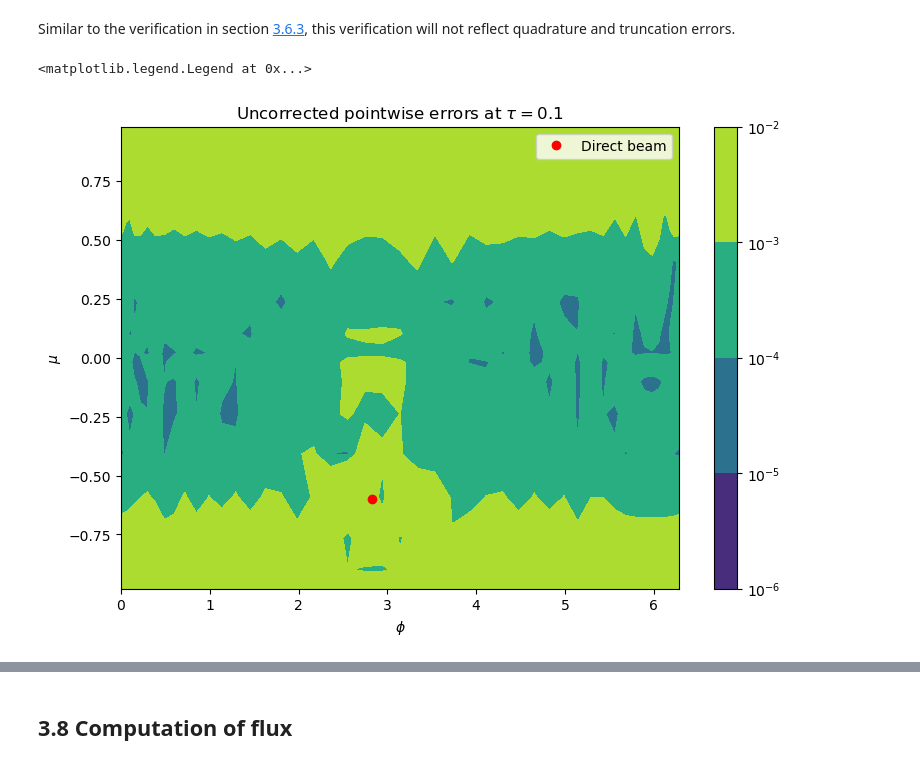
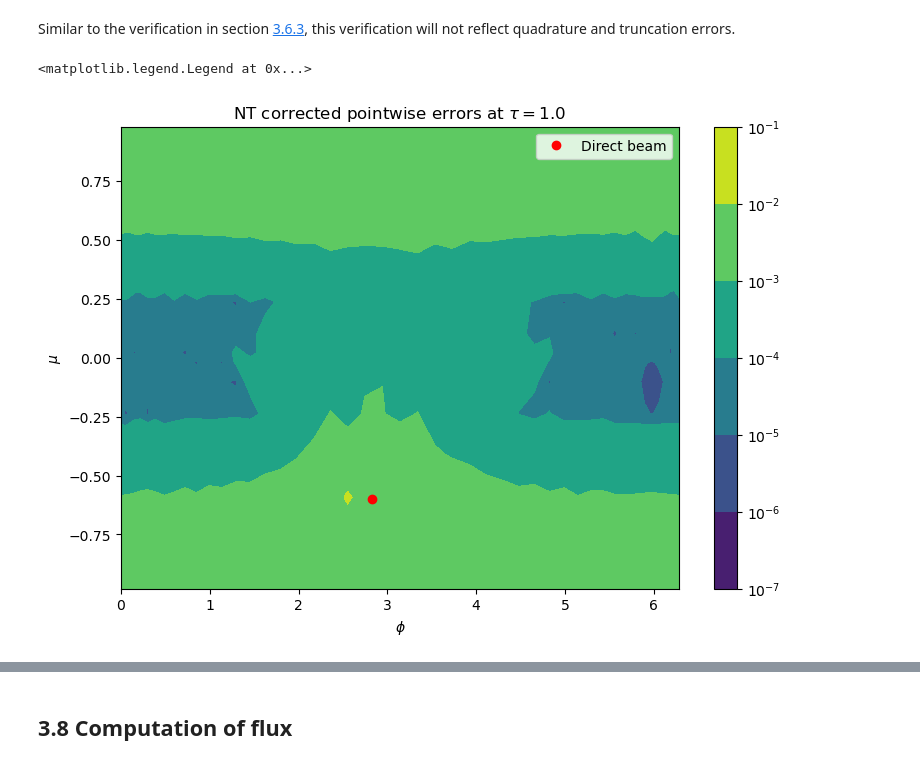
Before and after one commit to LDEO-CREW/Pythonic-DISORT, a Jupyter notebook: docs/Pythonic-DISORT.ipynb, the cells around one changed output, grey strips where cells are left out. Cells and saved outputs as stored; diff of their text form; code cells hidden in the pictures.

```diff
--- a/docs/Pythonic-DISORT.ipynb
+++ b/docs/Pythonic-DISORT.ipynb
@@ -126,7 +127,7 @@ As before, **the zeroth index corresponds to the layer at the top of the atmosph
 # %%
 #################### SUPPLIED TO PYDISORT ########################
 
-omega_arr = np.full(NLayers, 1 - 1e-4)
+omega_arr = np.full(NLayers, 1 - 1e-6)
 
 ##################################################################
 # %% [markdown]
@@ -938,25 +937,20 @@ if m < NBDRF:
 # %% [markdown]
 **Generate** $D$ **and** $X$ **(phase function terms)**
 # %%
-nonzero_coeffs_mask = weighted_asso_Leg_coeffs_l > 0
-if np.any(nonzero_coeffs_mask):
-    asso_leg_term_pos_nonzero = asso_leg_term_pos[nonzero_coeffs_mask, :]
-    asso_leg_term_neg_nonzero = asso_leg_term_neg[nonzero_coeffs_mask, :]
+# We take precautions against overflow and underflow
+if np.any(weighted_asso_Leg_coeffs_l > 0) and np.all(np.isfinite(asso_leg_term_pos)):
+    D_temp = weighted_asso_Leg_coeffs_l[None, :] * asso_leg_term_pos.T
+    D_pos = (omega_l / 2) * D_temp @ asso_leg_term_pos
+    D_neg = (omega_l / 2) * D_temp @ asso_leg_term_neg
 
-    # If there is overflow then we have to pretend the coefficient equals 0
-    if np.all(np.isfinite(asso_leg_term_pos_nonzero)):
-        D_temp = weighted_asso_Leg_coeffs_l[None, :] * asso_leg_term_pos_nonzero.T
-        D_pos = (omega_l / 2) * D_temp @ asso_leg_term_pos_nonzero
-        D_neg = (omega_l / 2) * D_temp @ asso_leg_term_neg_nonzero
-
-        if I0 > 0:
-            X_temp = (
-                (omega_l * I0 * (2 - (m == 0)) / (4 * pi))
-                * weighted_asso_Leg_coeffs_l
-                * asso_leg_term_mu0
-            )
-            X_pos = X_temp @ asso_leg_term_pos_nonzero
-            X_neg = X_temp @ asso_leg_term_neg_nonzero
+    if I0 > 0:
+        X_temp = (
+            (omega_l * I0 * (2 - (m == 0)) / (4 * pi))
+            * weighted_asso_Leg_coeffs_l
+            * asso_leg_term_mu0
+        )
+        X_pos = X_temp @ asso_leg_term_pos
+        X_neg = X_temp @ asso_leg_term_neg
 # %% [markdown]
 **Assemble the coefficient matrix and sunbeam source vector**
 # %%
@@ -1797,7 +1794,7 @@ Passed all tests
 A small change is required to **lines 404 to 411** in `pydisort.py` to create this plot.
 # %%
 # Plots will be created for only this value of tau
-tau_pt = float(1e-1)  # Must be a float for auto-differentiation to work
+tau_pt = 1.  # Must be a float for auto-differentiation to work
 # %%
 LHS_NT = (
     mu_arr_RO[:, None]
@@ -1840,16 +1837,16 @@ Similar to the verification in section [3.6.3](#3.6.3-Verification-of-the-genera
 # %%
 plot = error_NT
 
 fig = plt.figure(figsize=(9, 6))
 _contourf = plt.contourf(MU_ARR, PHI_ARR, plot, norm=mpl.colors.LogNorm())
 plt.plot(phi0, -mu0, "o", color="red", label="Direct beam")
 plt.xlabel(r"$\phi$")
 plt.ylabel(r"$\mu$")
 plt.colorbar(_contourf)
-plt.title(r"Uncorrected pointwise errors at $\tau =$" + str(tau_pt))
+plt.title(r"NT corrected pointwise errors at $\tau =$" + str(tau_pt))
 plt.legend()
 # %% [output]
 <matplotlib.legend.Legend at 0x...>
-[figure, old version]
+[figure, new version]
 # %%
 print("At tau = " + str(tau_pt))
```
Also changed, not shown: parts of 43 cells of this notebook, 55 other files.
